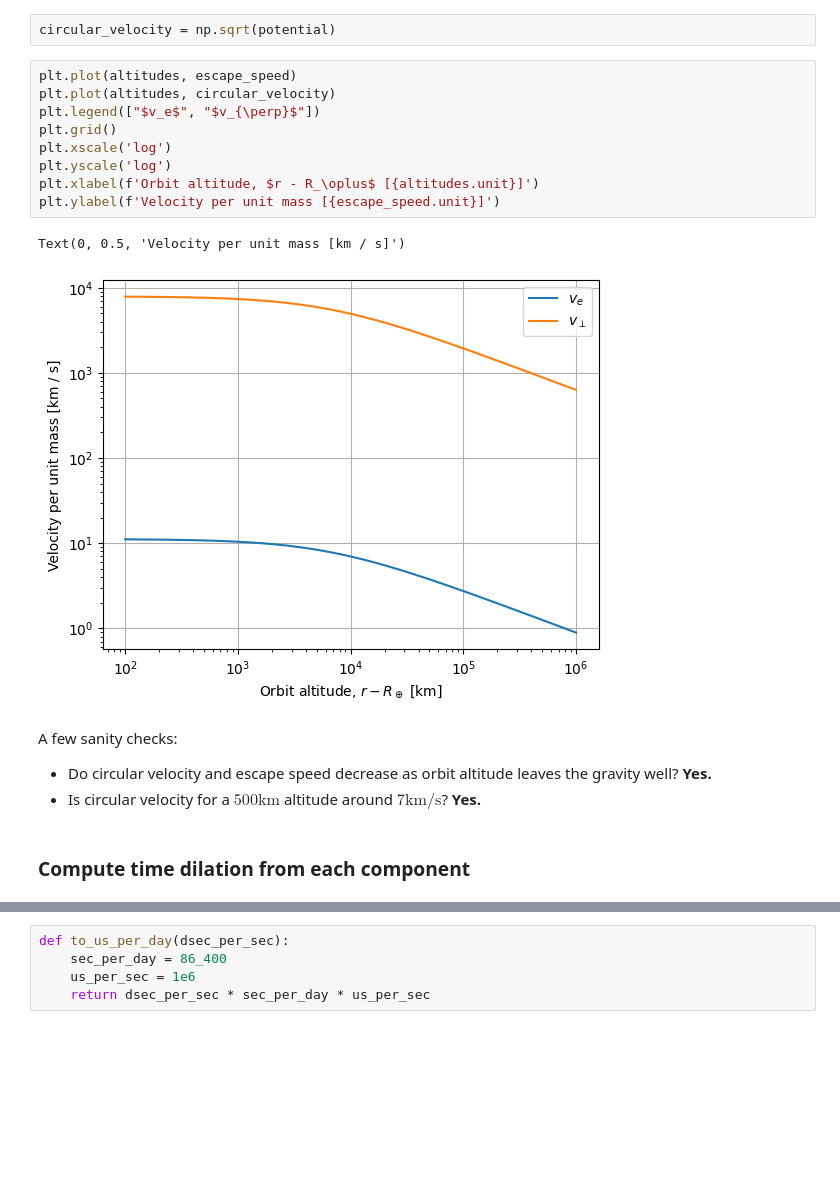
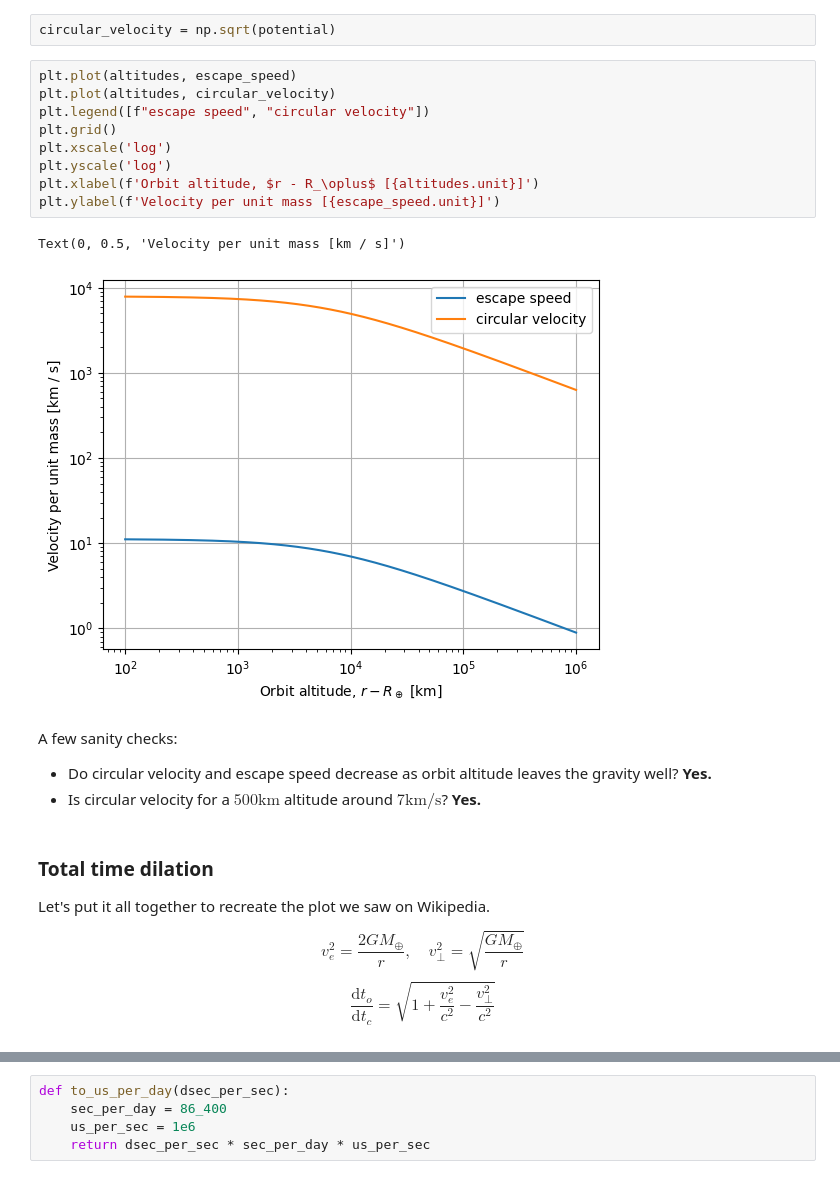
Before and after one commit to philiplinden/spacetime, a Jupyter notebook: learning/notebooks/time_dilation.ipynb, the cells around one changed output, grey strips where cells are left out. Saved outputs shown, nothing was run; the diff lists cells and outputs as text; blank space fills up the shorter version.

```diff
--- a/learning/notebooks/time_dilation.ipynb
+++ b/learning/notebooks/time_dilation.ipynb
@@ -187,18 +187,22 @@ circular_velocity = np.sqrt(potential)
 # %%
 plt.plot(altitudes, escape_speed)
 plt.plot(altitudes, circular_velocity)
-plt.legend(["$v_e$", "$v_{\perp}$"])
+plt.legend([f"escape speed", "circular velocity"])
 plt.grid()
 plt.xscale('log')
 plt.yscale('log')
 plt.xlabel(f'Orbit altitude, $r - R_\oplus$ [{altitudes.unit}]')
 plt.ylabel(f'Velocity per unit mass [{escape_speed.unit}]')
 # %% [output]
 Text(0, 0.5, 'Velocity per unit mass [km / s]')
-[figure, old version]
+[figure, new version]
 # %% [markdown]
 A few sanity checks:
 * Do circular velocity and escape speed decrease as orbit altitude leaves the gravity well? **Yes.**
 * Is circular velocity for a $500 \text{km}$ altitude around $ 7 \text{km}/\text{s}$? **Yes.**
-# %% [markdown]
-### Compute time dilation from each component
+# %% [markdown]
+### Total time dilation
+Let's put it all together to recreate the plot we saw on Wikipedia.
+
+$$v_e^2 = \frac{2GM_\oplus}{r}, \quad v_{\perp}^2 = \sqrt{\frac{G M_\oplus}{r}}$$
+$$\frac{\text{d}t_o}{\text{d}t_c} = \sqrt{1 + \frac{v_e^2}{c^2} - \frac{v_{\perp}^2}{c^2}}$$
```
Also changed, not shown: parts of 9 cells of this notebook.
